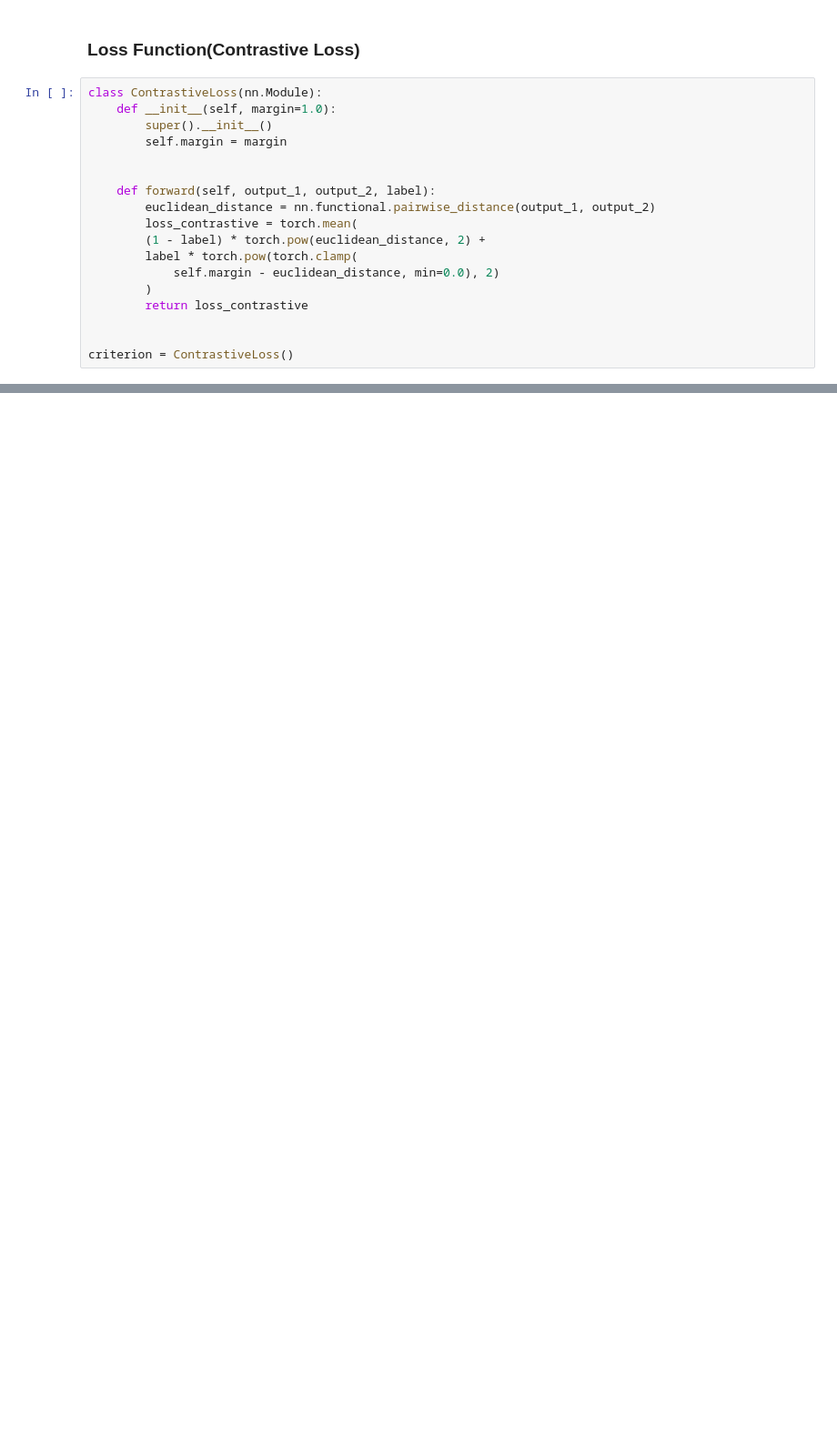
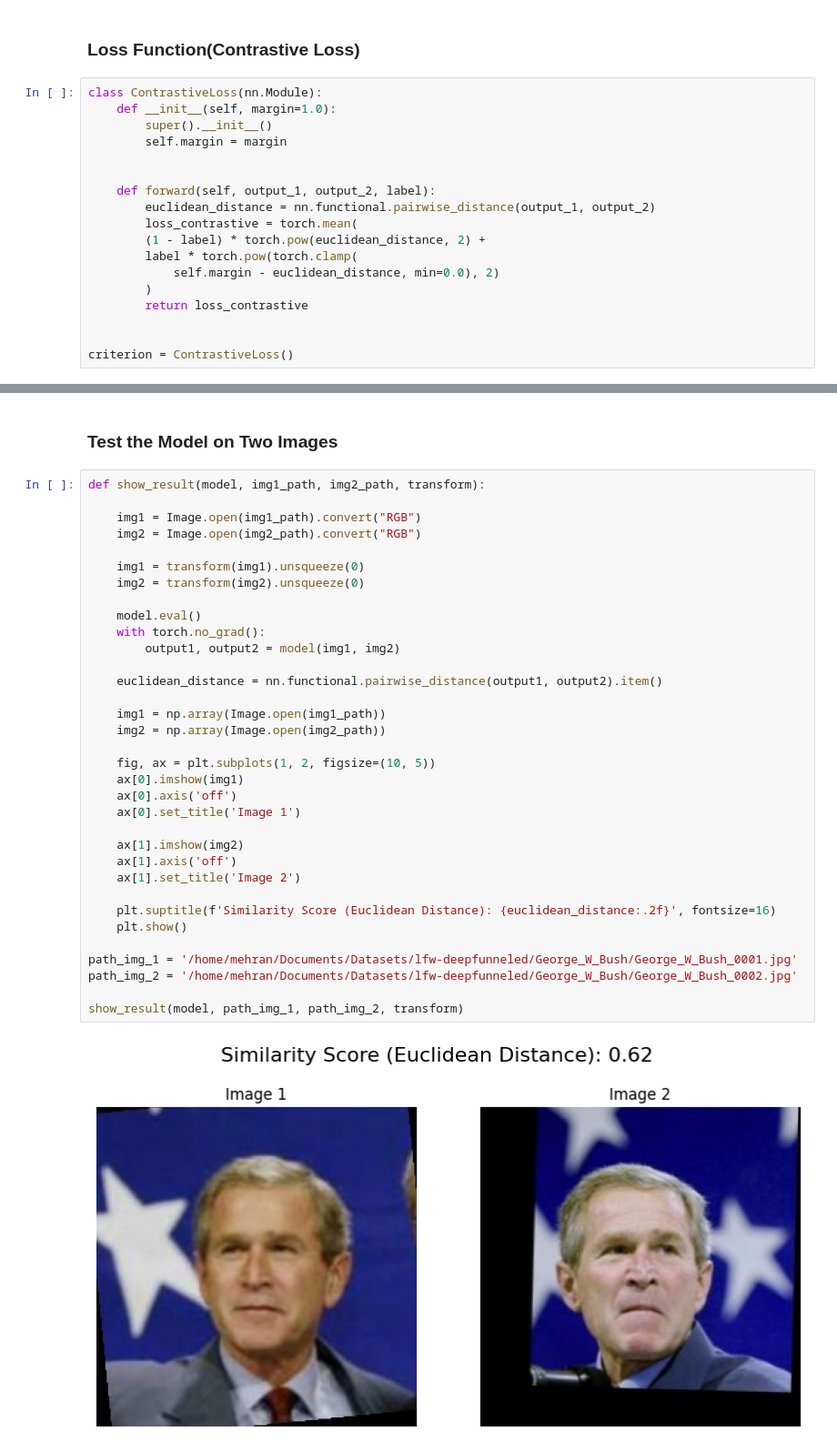
Before and after one commit to MehranZdi/Facial_Similarity, a Jupyter notebook: Facial_Similarity/Facial_Similarity.ipynb, the cells around one changed output, grey strips where cells are left out. Shown: that part at 91% size. Saved outputs shown, nothing was run; the diff lists cells and outputs as text; blank space fills up the shorter version.

Commit message:
Test the model.

```diff
--- a/Facial_Similarity/Facial_Similarity.ipynb
+++ b/Facial_Similarity/Facial_Similarity.ipynb
@@ -149,0 +161,38 @@ TypeError: 'list' object is not callable
+# %% [markdown]
+### Test the Model on Two Images
+# %%
+def show_result(model, img1_path, img2_path, transform):
+
+    img1 = Image.open(img1_path).convert("RGB")
+    img2 = Image.open(img2_path).convert("RGB")
+
+    img1 = transform(img1).unsqueeze(0)
+    img2 = transform(img2).unsqueeze(0)
+
+    model.eval()
+    with torch.no_grad():
+        output1, output2 = model(img1, img2)
+
+    euclidean_distance = nn.functional.pairwise_distance(output1, output2).item()
+
+    img1 = np.array(Image.open(img1_path))
+    img2 = np.array(Image.open(img2_path))
+
+    fig, ax = plt.subplots(1, 2, figsize=(10, 5))
+    ax[0].imshow(img1)
+    ax[0].axis('off')
+    ax[0].set_title('Image 1')
+
+    ax[1].imshow(img2)
+    ax[1].axis('off')
+    ax[1].set_title('Image 2')
+
+    plt.suptitle(f'Similarity Score (Euclidean Distance): {euclidean_distance:.2f}', fontsize=16)
+    plt.show()
+
+path_img_1 = '/home/mehran/Documents/Datasets/lfw-deepfunneled/George_W_Bush/George_W_Bush_0001.jpg'
+path_img_2 = '/home/mehran/Documents/Datasets/lfw-deepfunneled/George_W_Bush/George_W_Bush_0002.jpg'
+
+show_result(model, path_img_1, path_img_2, transform)
+# %% [output]
+[figure, added]
```
Also changed, not shown: parts of 2 cells of this notebook.
